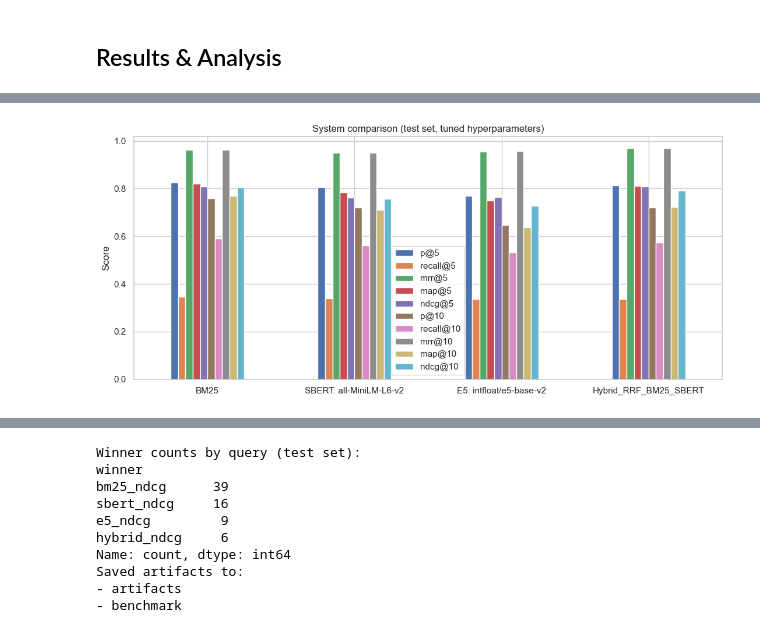
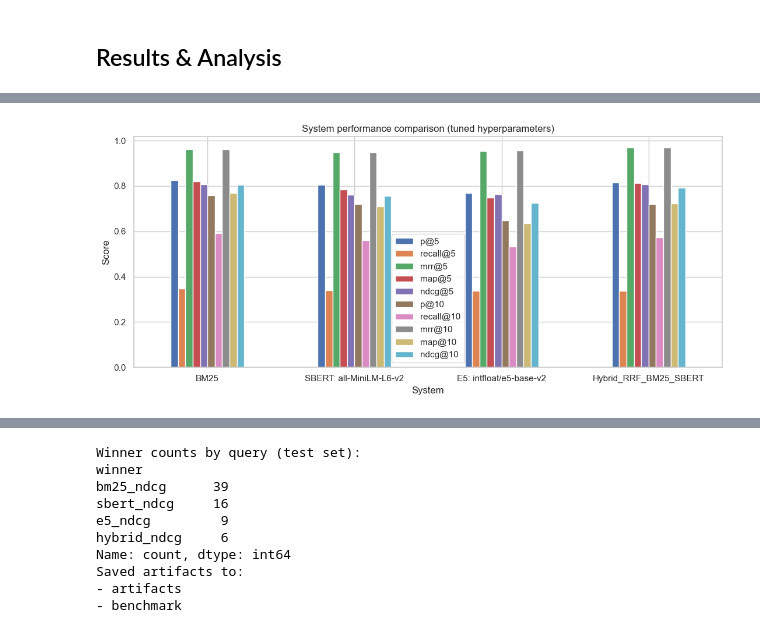
Before and after one commit to Famosaya-Bobola/Enhanced-Product-Discovery, a Jupyter notebook: product-retrieval-implementation.ipynb, the cells around one changed output, grey strips where cells are left out. Saved outputs shown, nothing was run; the diff lists cells and outputs as text; code cells hidden in the pictures.

Commit message:
System Performance update

```diff
--- a/product-retrieval-implementation.ipynb
+++ b/product-retrieval-implementation.ipynb
@@ -883,33 +885,34 @@ plot_labels = [
     f"SBERT: {sbert_model_name}",
     f"E5: {e5_model_name}",
     HYBRID_SYSTEM_NAME,
 ]
 
 display(
     summary[metric_cols]
     .style.format({c: "{:.4f}" for c in metric_cols if c != "latency_ms"})
     .format({"latency_ms": "{:.2f}"})
 )
 
 plot_metrics = [c for c in metric_cols if c != "latency_ms"]
 ax = summary.set_index(pd.Index(plot_labels))[plot_metrics].plot(
     kind="bar", figsize=(11, 5), rot=0
 )
-ax.set_title("System comparison (test set, tuned hyperparameters)")
+ax.set_title("System performance comparison (tuned hyperparameters)")
 ax.set_ylabel("Score")
+ax.set_xlabel("System")
 plt.tight_layout()
 plt.show()
 
 summary_named = summary.reset_index().rename(columns={"index": "system"})
 summary_named["system"] = plot_labels
 best_row = summary_named.sort_values("ndcg@10", ascending=False).iloc[0]
 print("Best system on test (nDCG@10):", best_row["system"])
 print(best_row[["ndcg@10", "mrr@10", "recall@10", "latency_ms"]])
 # %% [output]
 |  | p@5 | recall@5 | mrr@5 | map@5 | ndcg@5 | p@10 | recall@10 | mrr@10 | map@10 | ndcg@10 | ... |
 | BM25 | 0.825714 | 0.347181 | 0.961905 | 0.819821 | 0.807864 | 0.758571 | 0.591463 | 0.961905 | 0.769009 | 0.805096 | ... |
 | SBERT (all-MiniLM-L6-v2) | 0.805714 | 0.339546 | 0.950000 | 0.784198 | 0.761349 | 0.721429 | 0.561564 | 0.950000 | 0.710822 | 0.756104 | ... |
 | E5 (intfloat/e5-base-v2) | 0.768571 | 0.337595 | 0.954762 | 0.748722 | 0.763485 | 0.647143 | 0.533027 | 0.956548 | 0.636426 | 0.726400 | ... |
 | Hybrid_RRF_BM25_SBERT | 0.814286 | 0.336655 | 0.969048 | 0.811825 | 0.807096 | 0.721429 | 0.572492 | 0.969048 | 0.722865 | 0.791912 | ... |
-[figure, old version]
+[figure, new version]
 Best system on test (nDCG@10): BM25
```
Also changed, not shown: parts of 2 cells of this notebook, 6 other files.
